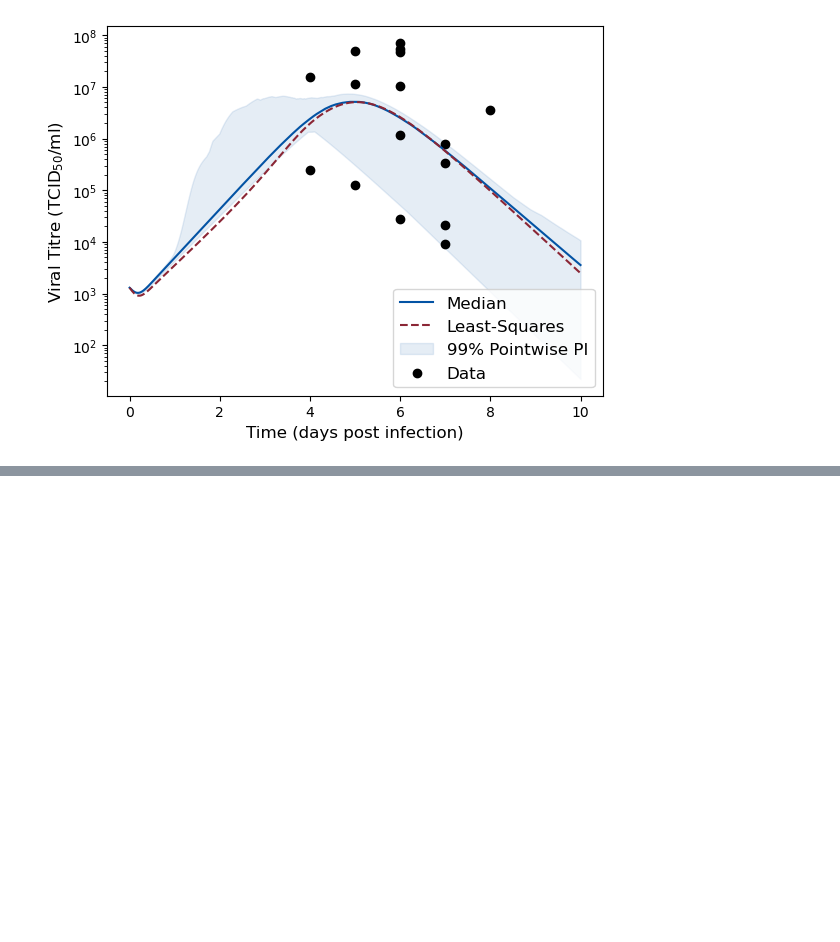
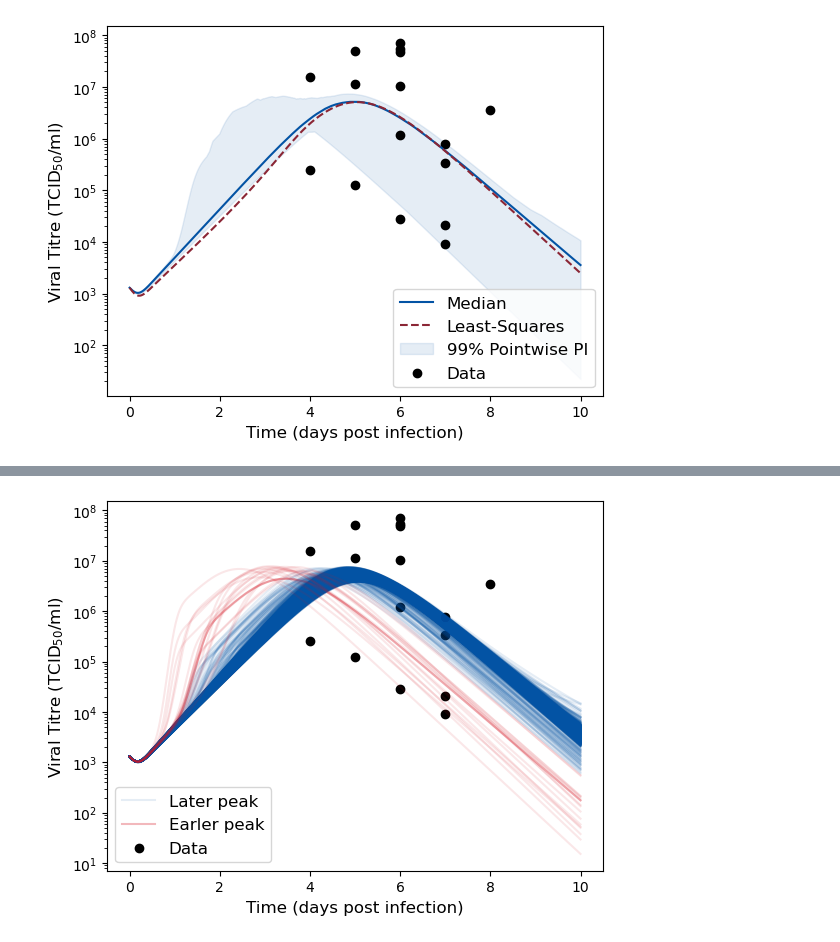
Before and after one commit to joshlooks/avianflu, a Jupyter notebook: article_plotting_adaptive.ipynb, the cells around one changed output, grey strips where cells are left out. Cells and saved outputs as stored; diff of their text form; code cells hidden in the pictures; blank space fills up the shorter version.

```diff
--- a/article_plotting_adaptive.ipynb
+++ b/article_plotting_adaptive.ipynb
@@ -66,0 +96,19 @@ plt.show()
+# %%
+post_multi_peak = posterior[np.where(peak_height < 4)]
+post_later_peak = posterior[np.where(peak_height >= 4)]
+# %%
+fig, ax = plt.subplots()
+ax.semilogy(ts, post_later_peak[0],color='#0353A4',alpha=0.1,label='Later peak')
+ax.semilogy(ts, post_multi_peak[0],color='#D51623',alpha=0.3,label='Earler peak')
+for post in post_later_peak:
+    ax.semilogy(ts, post,color='#0353A4',alpha=0.1)
+for post in post_multi_peak:
+    ax.semilogy(ts, post,color='#D51623',alpha=0.1)
+ax.scatter(data_days, data,color='k',label="Data")
+ax.legend(fontsize=12)
+ax.set_xlabel("Time (days post infection)",fontsize=12)
+ax.set_ylabel(r"Viral Titre (TCID$_{50}$/ml)",fontsize=12)
+plt.savefig("Plots/VU_posterior_adaptive_times.pdf",dpi=2400,bbox_inches='tight')
+plt.show()
+# %% [output]
+[figure, added]
```
Also changed, not shown: parts of 6 cells of this notebook, 11 other files.
